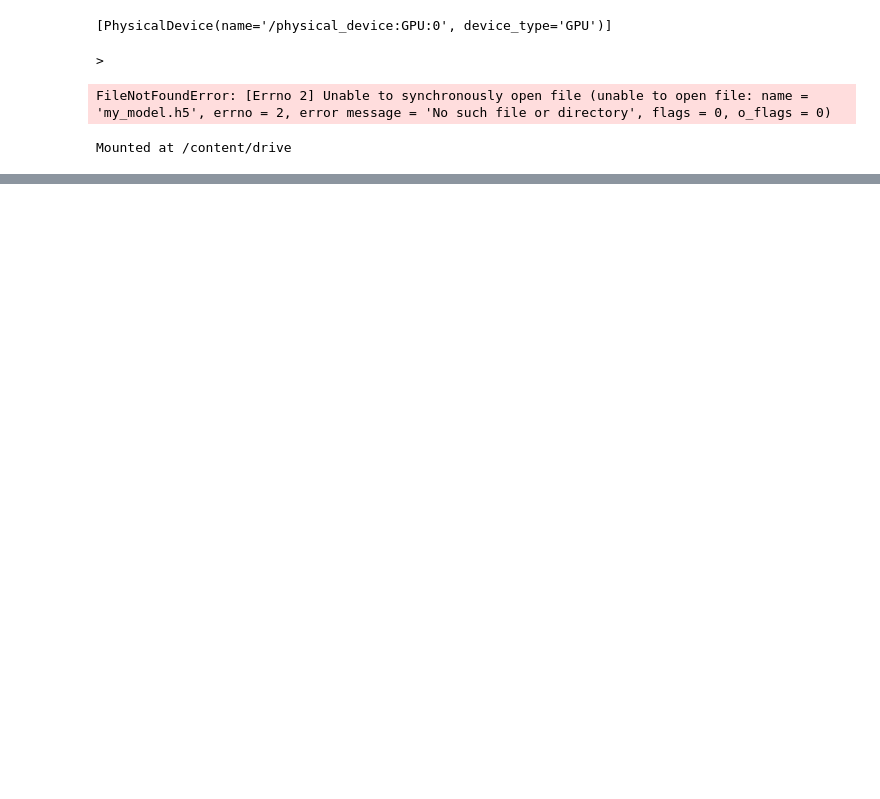
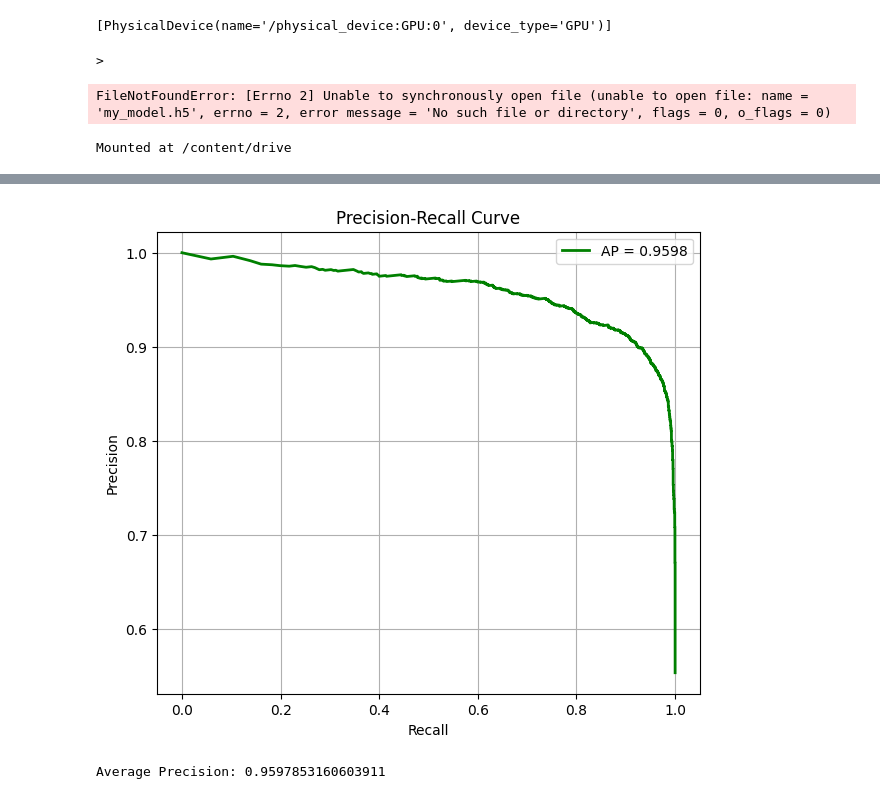
Before and after one commit to SanaBhatti1/Test-Repo, a Jupyter notebook: XceptionCNN.ipynb, the cells around one changed output, grey strips where cells are left out. Saved outputs shown, nothing was run; the diff lists cells and outputs as text; code cells hidden in the pictures; blank space fills up the shorter version.

```diff
--- a/XceptionCNN.ipynb
+++ b/XceptionCNN.ipynb
@@ -353,0 +469,33 @@ Mounted at /content/drive
+# %%
+from sklearn.metrics import precision_recall_curve
+from sklearn.metrics import average_precision_score
+import matplotlib.pyplot as plt
+
+# Precision-Recall values
+precision, recall, thresholds = precision_recall_curve(
+    y_true,
+    y_prob
+)
+
+ap_score = average_precision_score(y_true, y_prob)
+
+# Plot
+plt.figure(figsize=(7,6))
+
+plt.plot(recall,
+         precision,
+         color='green',
+         linewidth=2,
+         label=f'AP = {ap_score:.4f}')
+
+plt.xlabel('Recall')
+plt.ylabel('Precision')
+plt.title('Precision-Recall Curve')
+plt.legend()
+plt.grid(True)
+plt.show()
+
+print("Average Precision:", ap_score)
+# %% [output]
+[figure, added]
+Average Precision: 0.9597853160603911
```
Also changed, not shown: parts of 12 cells of this notebook.
